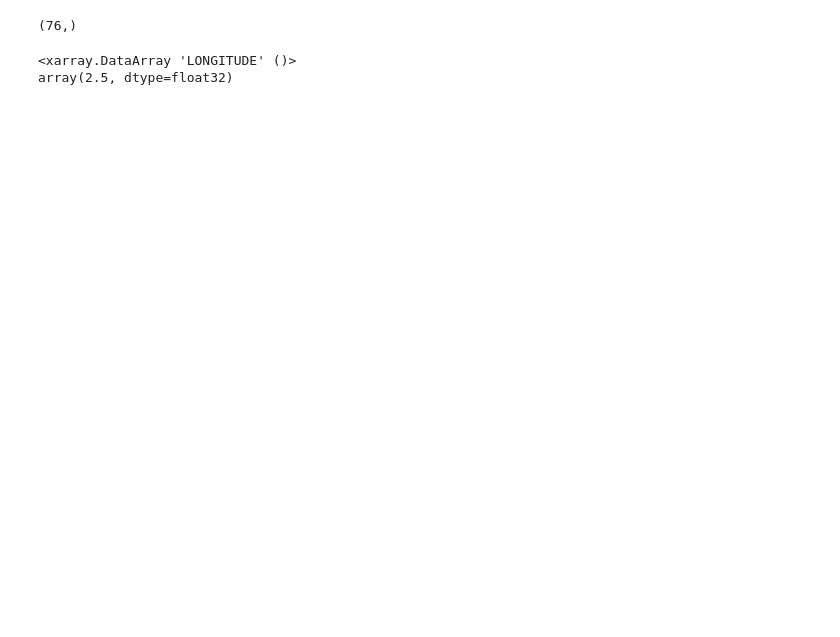
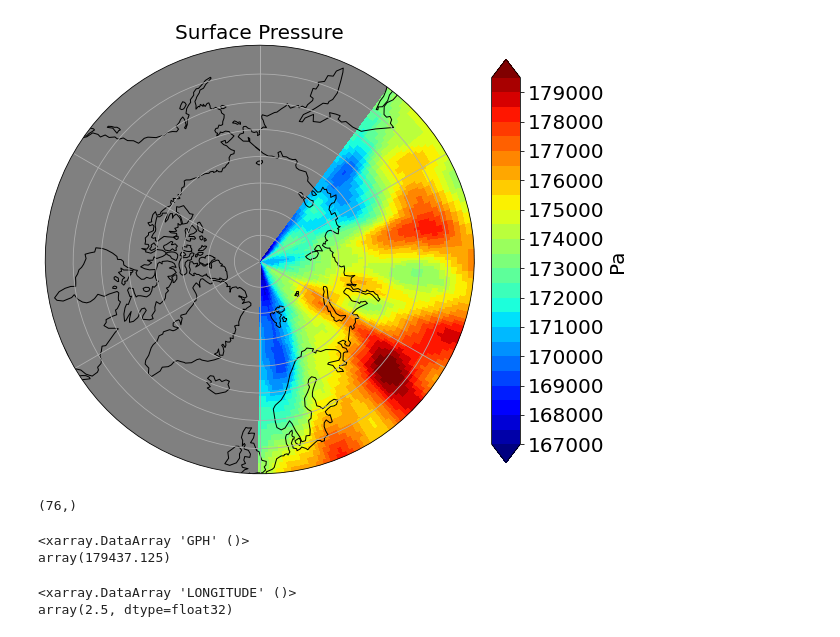
Before and after one commit to 7AlonsoRaikiri7/SummerREU, a Jupyter notebook: WACCMX+DART_UVTGPH_2009011900-2009030523.ipynb, the cells around one changed output. Cells and saved outputs as stored; diff of their text form; code cells hidden in the pictures; blank space fills up the shorter version.

```diff
--- a/WACCMX+DART_UVTGPH_2009011900-2009030523.ipynb
+++ b/WACCMX+DART_UVTGPH_2009011900-2009030523.ipynb
@@ -55,7 +56,17 @@ TypeError: Input z must be 2D, not 0D
+# %%
+circular_polar_plot(ds.GPH[5,0,:,:], 50, 'jet', 'Surface Pressure',
+                    cbar_label='Pa', levels_=np.arange(167000,180000,500), cbar_levels_=np.arange(167000,180000,1000))
+# %% [output]
+[figure, added]
 # %%
 np.shape(ds['PRESSURE'])
 # %% [output]
 (76,)
+# %%
+ds.GPH[0,0,:,:].max()
+# %% [output]
+<xarray.DataArray 'GPH' ()>
+array(179437.125)
 # %%
 ds.LONGITUDE[1]
 # %% [output]
```
Also changed, not shown: parts of 5 cells of this notebook.
